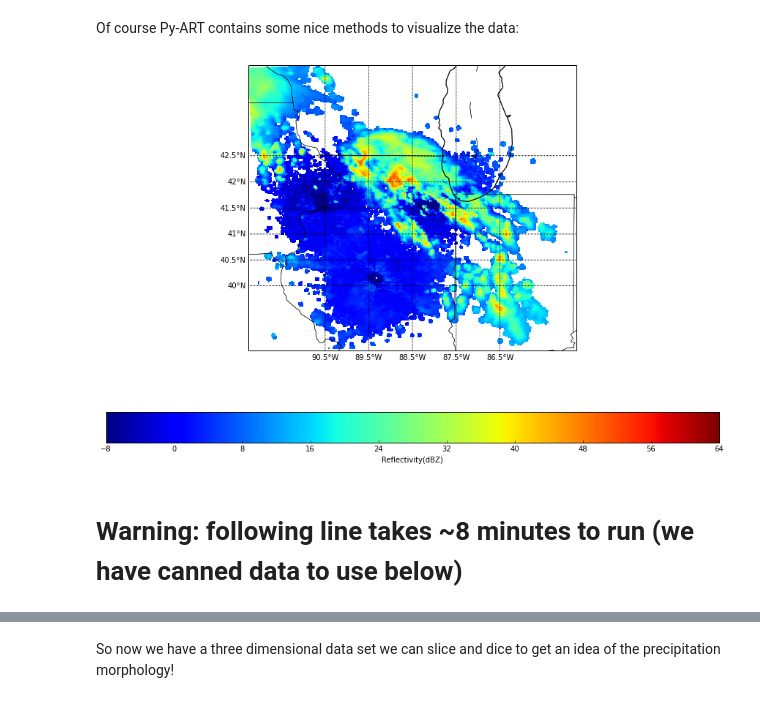
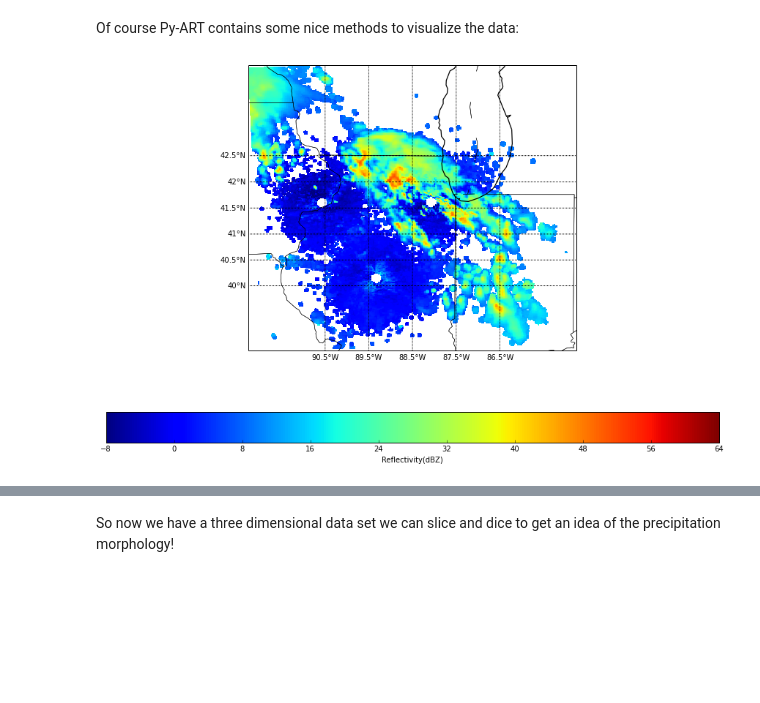
Before and after one commit to openradar/pyart_short_course, a Jupyter notebook: 4 Gridding multiple NEXRAD to a mesh.ipynb, the cells around one changed output, grey strips where cells are left out. Drawn from its saved outputs; the diff is of its cells as text; code cells hidden in the pictures; blank space fills up the shorter version.

```diff
--- a/4 Gridding multiple NEXRAD to a mesh.ipynb
+++ b/4 Gridding multiple NEXRAD to a mesh.ipynb
@@ -158,14 +178,20 @@ lincoln_radar.fields.update({'differential_reflectivity_smooth': smooth_zdr})
 # %% [markdown]
 Now to do the mapping to a cartesian grid. The pyart.map.grid_from_radars method is well documented here <a href = 'http://arm-doe.github.io/pyart/dev/user_reference/generated/pyart.map.map_to_grid.html#pyart.map.map_to_grid'> Click!</a>.
 # %%
-mesh_mapped_ALL = pyart.map.grid_from_radars((joliet_radar,davenport_radar,lincoln_radar),
-                                        grid_shape=(1, 301, 301),
-                                        grid_limits=((1000, 1000), (-300.*1000., 300.*1000.), (-300.*1000., 300.*1000.)),
-                                        grid_origin = (41.5, -88.5),
-                                        fields=['reflectivity', 'differential_reflectivity',
-                                                'cross_correlation_ratio','differential_reflectivity_smooth'],
-                                        refl_field='reflectivity',
-                                        max_refl=100.)
+mesh_mapped_ALL = pyart.map.grid_from_radars(
+    (joliet_radar, davenport_radar, lincoln_radar),
+    grid_shape=(1, 301, 301),
+    grid_limits=((1000, 1000),
+                 (-300.*1000., 300.*1000.),
+                 (-300.*1000., 300.*1000.)),
+    grid_origin = (41.5, -88.5),
+    fields=['reflectivity',
+            'differential_reflectivity',
+            'cross_correlation_ratio',
+            'differential_reflectivity_smooth'],
+    refl_field='reflectivity',
+    max_refl=100.,
+    copy_field_data=False)
 # %% [markdown]
 lets do some simple investigation of the object returned, a grid object...
 # %%
@@ -197,14 +228,18 @@ plt.colorbar()
 # %% [markdown]
 Of course Py-ART contains some nice methods to visualize the data:
 # %%
-fig = plt.figure(figsize = [15,10])
+max_lat = 43.
+min_lat = 40
+min_lon = -90.5
+max_lon = -86
+
+plt.figure(figsize = [15,10])
 display = pyart.graph.GridMapDisplay(mesh_mapped_ALL)
-display.plot_basemap(lat_lines = np.arange(min_lat,max_lat,.5),
-                        lon_lines = np.arange(min_lon, max_lon, 1),
-                        resolution = 'i')
-display.plot_grid('reflectivity', vmin = -8, vmax = 64)
+display.plot_basemap(lat_lines=np.arange(min_lat,max_lat,.5),
+                     lon_lines=np.arange(min_lon, max_lon, 1),
+                     resolution='i')
+display.plot_grid('reflectivity', vmin=-8, vmax=64)
 display.plot_colorbar()
+del display
 # %% [output]
-[figure, old version]
+[figure, new version]
-# %% [markdown]
-<h1> Warning: following line takes ~8 minutes to run (we have canned data to use below)</h1>
```
Also changed, not shown: parts of 16 cells of this notebook, 3 other files.
